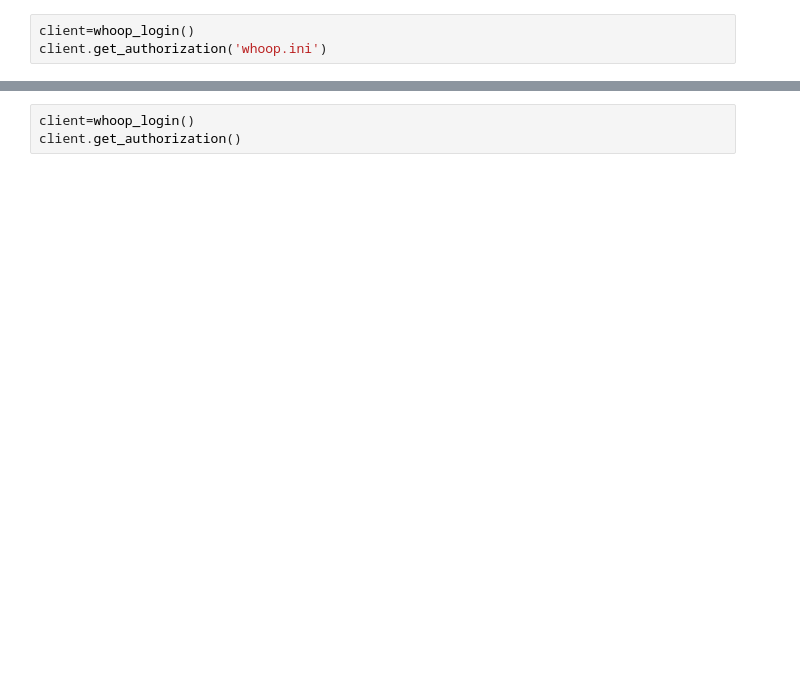
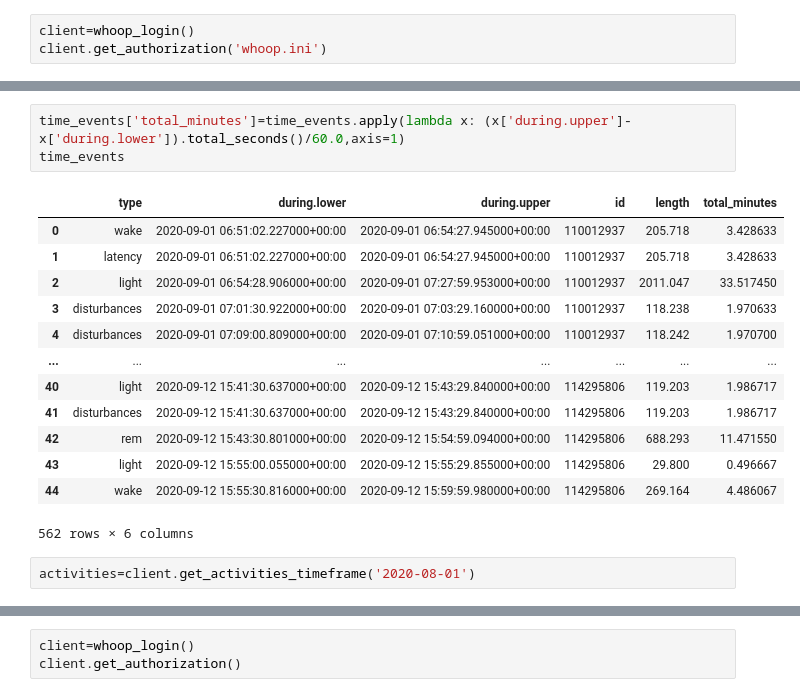
Before and after one commit to irickman/WHOOP-Strava-data, a Jupyter notebook: Getting WHOOP data.ipynb, the cells around one changed output, grey strips where cells are left out. Cells and saved outputs as stored; diff of their text form; blank space fills up the shorter version.

```diff
--- a/Getting WHOOP data.ipynb
+++ b/Getting WHOOP data.ipynb
@@ -336,0 +645,19 @@ activities=client.get_all_activities()
+# %%
+time_events['total_minutes']=time_events.apply(lambda x: (x['during.upper']-x['during.lower']).total_seconds()/60.0,axis=1)
+time_events
+# %% [output]
+|  | type | during.lower | during.upper | id | length | total_minutes |
+| 0 | wake | 2020-09-01 06:51:02.227000+00:00 | 2020-09-01 06:54:27.945000+00:00 | 110012937 | 205.718 | 3.428633 |
+| 1 | latency | 2020-09-01 06:51:02.227000+00:00 | 2020-09-01 06:54:27.945000+00:00 | 110012937 | 205.718 | 3.428633 |
+| 2 | light | 2020-09-01 06:54:28.906000+00:00 | 2020-09-01 07:27:59.953000+00:00 | 110012937 | 2011.047 | 33.517450 |
+| 3 | disturbances | 2020-09-01 07:01:30.922000+00:00 | 2020-09-01 07:03:29.160000+00:00 | 110012937 | 118.238 | 1.970633 |
+| 4 | disturbances | 2020-09-01 07:09:00.809000+00:00 | 2020-09-01 07:10:59.051000+00:00 | 110012937 | 118.242 | 1.970700 |
+| ... | ... | ... | ... | ... | ... | ... |
+| 40 | light | 2020-09-12 15:41:30.637000+00:00 | 2020-09-12 15:43:29.840000+00:00 | 114295806 | 119.203 | 1.986717 |
+| 41 | disturbances | 2020-09-12 15:41:30.637000+00:00 | 2020-09-12 15:43:29.840000+00:00 | 114295806 | 119.203 | 1.986717 |
+| 42 | rem | 2020-09-12 15:43:30.801000+00:00 | 2020-09-12 15:54:59.094000+00:00 | 114295806 | 688.293 | 11.471550 |
+| 43 | light | 2020-09-12 15:55:00.055000+00:00 | 2020-09-12 15:55:29.855000+00:00 | 114295806 | 29.800 | 0.496667 |
+| 44 | wake | 2020-09-12 15:55:30.816000+00:00 | 2020-09-12 15:59:59.980000+00:00 | 114295806 | 269.164 | 4.486067 |
+562 rows × 6 columns
+# %%
+activities=client.get_activities_timeframe('2020-08-01')
```
Also changed, not shown: parts of 33 cells of this notebook.
